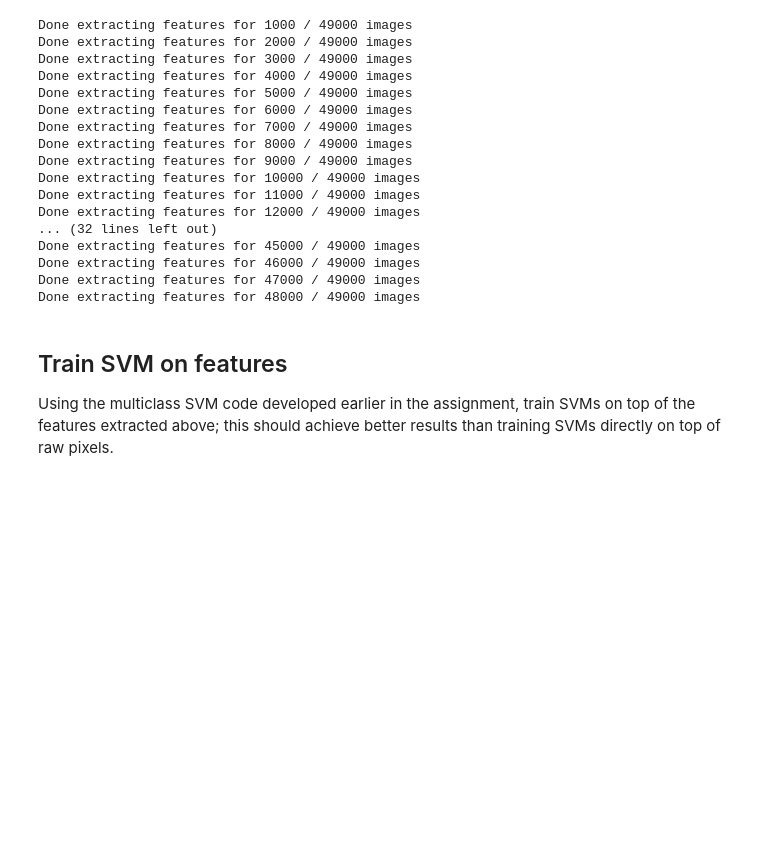
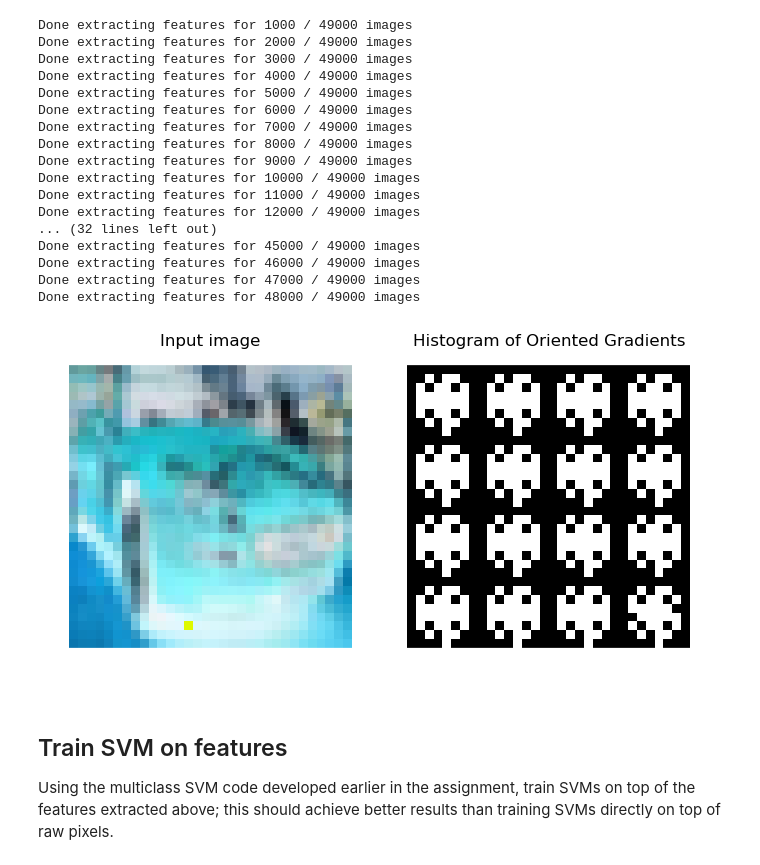
Before and after one commit to mibrahimali/cs231, a Jupyter notebook: assignment1/features.ipynb, the cells around one changed output. Drawn from its saved outputs; the diff is of its cells as text; code cells hidden in the pictures; blank space fills up the shorter version.

```diff
--- a/assignment1/features.ipynb
+++ b/assignment1/features.ipynb
@@ -106,6 +106,35 @@ Done extracting features for 45000 / 49000 images
 Done extracting features for 46000 / 49000 images
 Done extracting features for 47000 / 49000 images
 Done extracting features for 48000 / 49000 images
+# %%
+import matplotlib.pyplot as plt
+
+from skimage.feature import hog
+from skimage import data, color, exposure
+
+image = color.rgb2gray(X_train[5])
+
+fd, hog_image = hog(image, orientations=9, pixels_per_cell=(8, 8),
+                    cells_per_block=(1, 1), visualise=True)
+
+fig, (ax1, ax2) = plt.subplots(1, 2, figsize=(8, 4), sharex=True, sharey=True)
+
+ax1.axis('off')
+#ax1.imshow(image, cmap=plt.cm.gray)
+ax1.imshow(X_train[5])
+ax1.set_title('Input image')
+ax1.set_adjustable('box-forced')
+
+# Rescale histogram for better display
+hog_image_rescaled = exposure.rescale_intensity(hog_image, in_range=(0, 0.02))
+
+ax2.axis('off')
+ax2.imshow(hog_image_rescaled, cmap=plt.cm.gray)
+ax2.set_title('Histogram of Oriented Gradients')
+ax1.set_adjustable('box-forced')
+plt.show()
+# %% [output]
+[figure, added]
 # %% [markdown]
 ## Train SVM on features
 Using the multiclass SVM code developed earlier in the assignment, train SVMs on top of the features extracted above; this should achieve better results than training SVMs directly on top of raw pixels.
```
Also changed, not shown: 6 other files.
